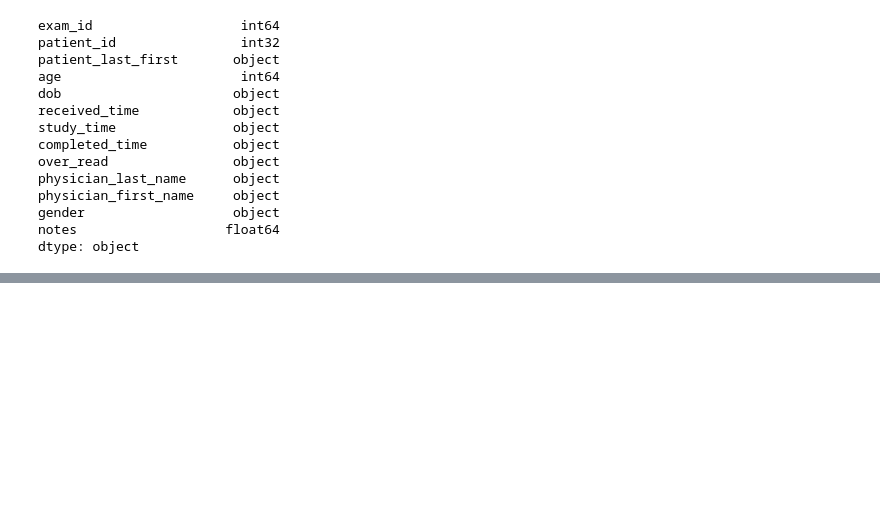
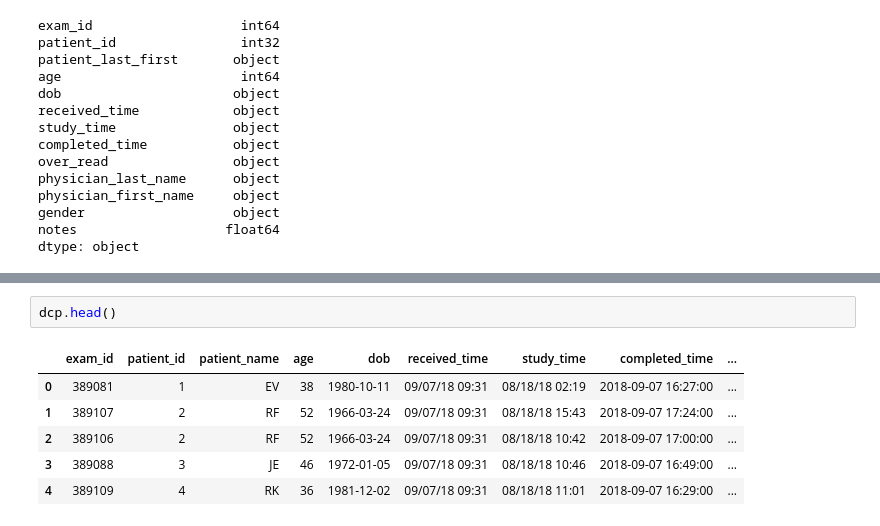
Before and after one commit to mrdonnee/Merge_Practice, a Jupyter notebook: DCP_CompuMed_Spreadsheet.ipynb, the cells around one changed output, grey strips where cells are left out. Saved outputs shown, nothing was run; the diff lists cells and outputs as text; blank space fills up the shorter version.

```diff
--- a/DCP_CompuMed_Spreadsheet.ipynb
+++ b/DCP_CompuMed_Spreadsheet.ipynb
@@ -112,0 +263,9 @@ dtype: object
+# %%
+dcp.head()
+# %% [output]
+|  | exam_id | patient_id | patient_name | age | dob | received_time | study_time | completed_time | ... |
+| 0 | 389081 | 1 | EV | 38 | 1980-10-11 | 09/07/18 09:31 | 08/18/18 02:19 | 2018-09-07 16:27:00 | ... |
+| 1 | 389107 | 2 | RF | 52 | 1966-03-24 | 09/07/18 09:31 | 08/18/18 15:43 | 2018-09-07 17:24:00 | ... |
+| 2 | 389106 | 2 | RF | 52 | 1966-03-24 | 09/07/18 09:31 | 08/18/18 10:42 | 2018-09-07 17:00:00 | ... |
+| 3 | 389088 | 3 | JE | 46 | 1972-01-05 | 09/07/18 09:31 | 08/18/18 10:46 | 2018-09-07 16:49:00 | ... |
+| 4 | 389109 | 4 | RK | 36 | 1981-12-02 | 09/07/18 09:31 | 08/18/18 11:01 | 2018-09-07 16:29:00 | ... |
```
Also changed, not shown: parts of 17 cells of this notebook, 4 other files.
